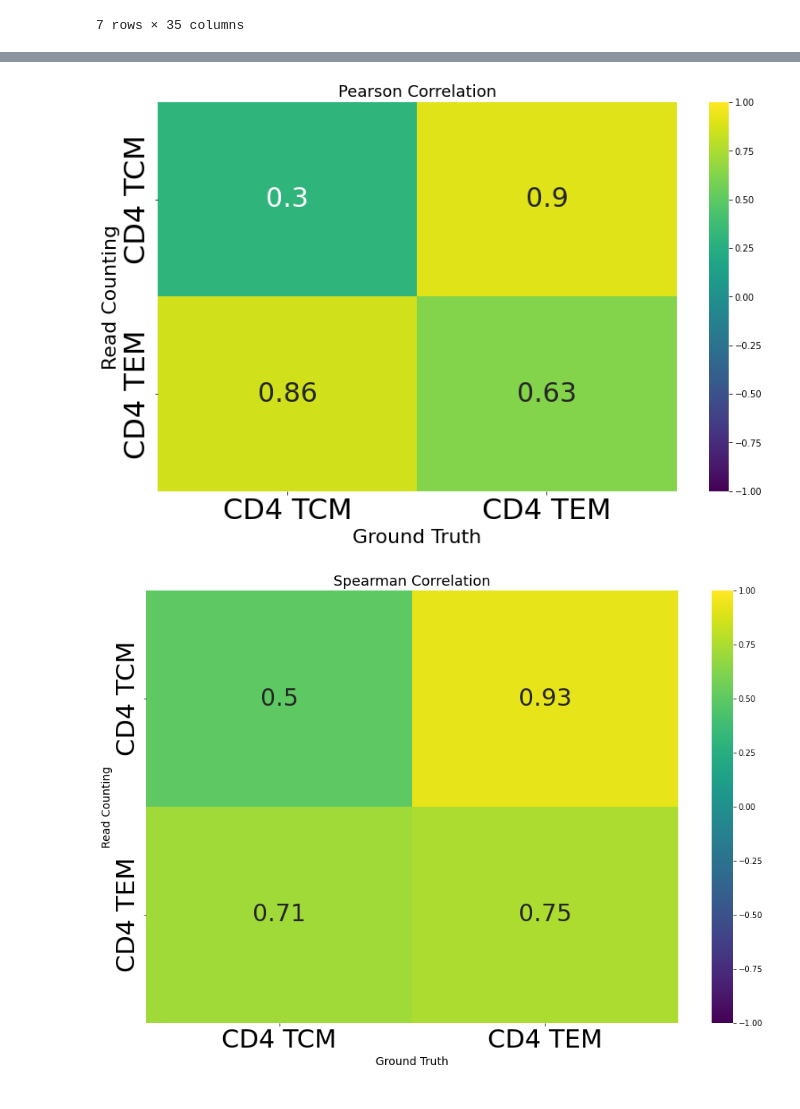
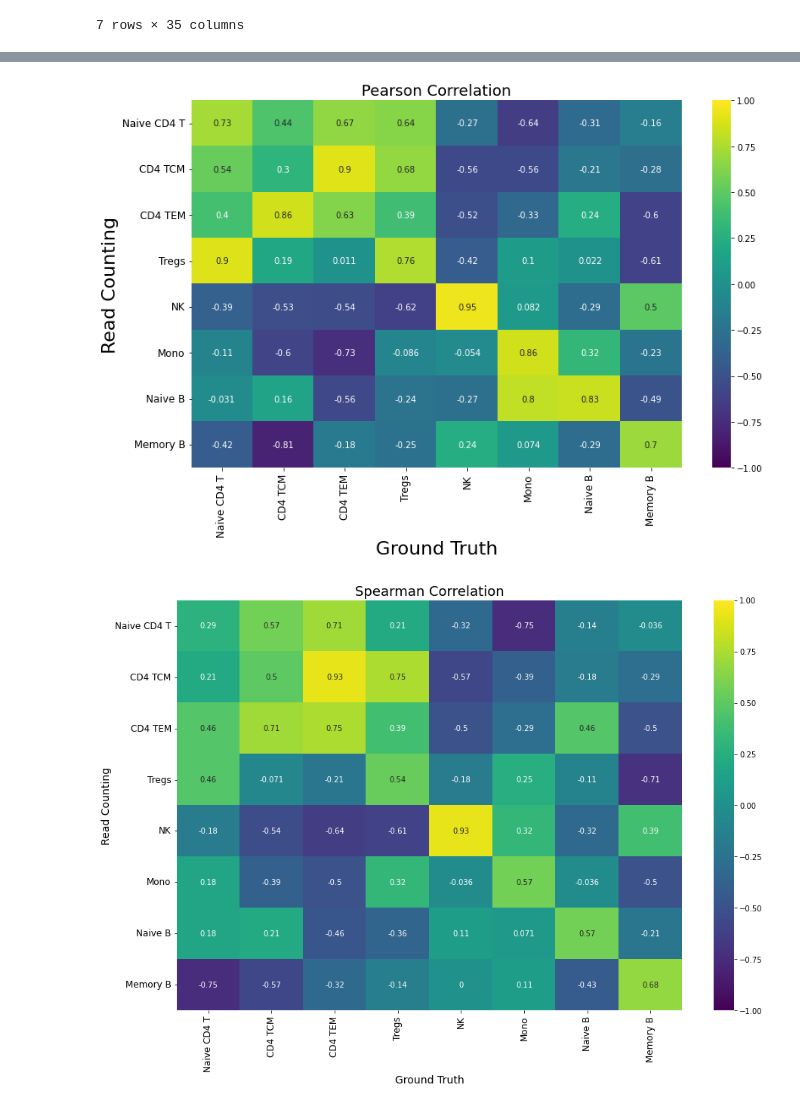
Before and after one commit to Irfanwustl/Research_code, a Jupyter notebook: Bilge/crosscorrelation/cell_correlation_irf.ipynb, the cells around one changed output, grey strips where cells are left out. Saved outputs shown, nothing was run; the diff lists cells and outputs as text; code cells hidden in the pictures.

```diff
--- a/Bilge/crosscorrelation/cell_correlation_irf.ipynb
+++ b/Bilge/crosscorrelation/cell_correlation_irf.ipynb
@@ -5,8 +5,12 @@ import seaborn as sns
 import numpy as np
 from scipy.stats.mstats import pearsonr, spearmanr
 # %%
-file = '/Users/irffanalahi/Research/Research_update/SoftRD/largerEXP/BL22_tiered/PBMC_decon/em4_cm4/corr_softRC/crosscorrelation/BL22_genepromSM_0.7.txt_TRAININGbestref.txt_result_dupindex_binnedstats.pkladjustedScore_minus_avg_CSxOut.txt_1stflow_7samples_fixedDCm4trfixed_morect_8subsetANDPCfromcytof.txt'
-orderedcells=['cm4','em4']
+file = '/Users/irffanalahi/Research/Research_update/SoftRD/largerEXP/BL22_tiered/PBMC_decon/All/perctcorr/methodsumary_newposscore/BL22_genepromSM_0.7.txt_TRAININGbestref.txt1stflow.txt'
+#Cytof
+#orderedcells=['NaiveCD4','cm4', 'em4','Tregs','NK','Mono','NaiveCD8','cm8','em8','ed8', 'nB','mB']
+
+#Flow
+orderedcells=['NaiveCD4','cm4', 'em4','Tregs','NK','Mono', 'nB','mB']
 data = pd.read_csv(file, sep='\t', index_col=0)
 df = pd.DataFrame(data)
 
@@ -49,7 +53,7 @@ for cell in cells:
 df_pearson = pd.DataFrame.from_dict(pearson_dic, orient='index', columns=cells)
 df_spearman = pd.DataFrame.from_dict(spearman_dic, orient='index', columns=cells)
 # %%
-standardnamedict={"NaiveCD4": "Naive CD4", "NaiveCD8": "Naive CD8","CD4": "Naive CD4", "CD8": "Naive CD8","mB":"Memory B cell",'Mn':'Mono','CD14':'Mono','CD19':'B Cell','nB':'Naive B cell','PC':'Plasma','cm8':'CD8 central memory','em8':'CD8 effector memory','m8':'CD8 memory','ed8':'CD8 effector','cm4':'CD4 TCM','em4':'CD4 TEM','m4':'CD4 memory','mNeu':'PMN','Eo':'Eosinophil','Tr':'Tregs','Mg':'Megakaryocyte','Er':'Erythrocyte'}
+standardnamedict={"NaiveCD4": "Naive CD4 T", "NaiveCD8": "Naive CD8 T","CD4": "Naive CD4", "CD8": "Naive CD8","mB":"Memory B",'Mn':'Mono','CD14':'Mono','CD19':'B Cell','nB':'Naive B','PC':'PC','cm8':'CD8 TCM','em8':'CD8 TEM','m8':'CD8 memory','ed8':'CD8 TEMRA','cm4':'CD4 TCM','em4':'CD4 TEM','m4':'CD4 memory','mNeu':'PMN','Eo':'Eosinophil','Tr':'Tregs','Mg':'Megakaryocyte','Er':'Erythrocyte'}
 # %%
 
 
@@ -79,29 +86,29 @@ df_spearman.to_csv(file + '_spearman.txt', sep='\t')
 # %%
 fig, ax = plt.subplots(1, 1, figsize=(13, 8))
 
-sns.heatmap(df_pearson, cmap='viridis', annot=True,annot_kws={"size": 30}, ax=ax, vmin=-1, vmax=1)
+sns.heatmap(df_pearson, cmap='viridis', annot=True,annot_kws={"size": 10}, ax=ax, vmin=-1, vmax=1)
 ax.set_xlabel('Ground Truth', fontsize=22)
 ax.set_ylabel('Read Counting', fontsize=22)
 ax.set_title('Pearson Correlation', fontsize=18)
 
-ax.set_xticklabels(ax.get_xmajorticklabels(), fontsize = 32)
-ax.set_yticklabels(ax.get_ymajorticklabels(), fontsize = 32)
+ax.set_xticklabels(ax.get_xmajorticklabels(), fontsize = 12,rotation=90)
+ax.set_yticklabels(ax.get_ymajorticklabels(), fontsize = 12,rotation=0)
 
 
 plt.savefig(file + '_pearson.pdf', bbox_inches='tight')
 # %% [output]
-[figure, old version]
+[figure, new version]
 # %%
 fig2, ax2 = plt.subplots(1, 1, figsize=(15, 10))
 
-sns.heatmap(df_spearman, cmap='viridis', annot=True,annot_kws={"size": 30}, ax=ax2, vmin=-1, vmax=1)
+sns.heatmap(df_spearman, cmap='viridis', annot=True,annot_kws={"size": 10}, ax=ax2, vmin=-1, vmax=1)
 ax2.set_xlabel('Ground Truth', fontsize=14)
 ax2.set_ylabel('Read Counting', fontsize=14)
 ax2.set_title('Spearman Correlation', fontsize=18)
 
-ax2.set_xticklabels(ax2.get_xmajorticklabels(), fontsize = 32)
-ax2.set_yticklabels(ax2.get_ymajorticklabels(), fontsize = 32)
+ax2.set_xticklabels(ax2.get_xmajorticklabels(), fontsize = 12,rotation=90)
+ax2.set_yticklabels(ax2.get_ymajorticklabels(), fontsize = 12,rotation=0)
 
 plt.savefig(file + '_spearman.pdf', bbox_inches='tight')
 # %% [output]
-[figure, old version]
+[figure, new version]
```
Also changed, not shown: parts of 1 cell of this notebook, 4 other files.
